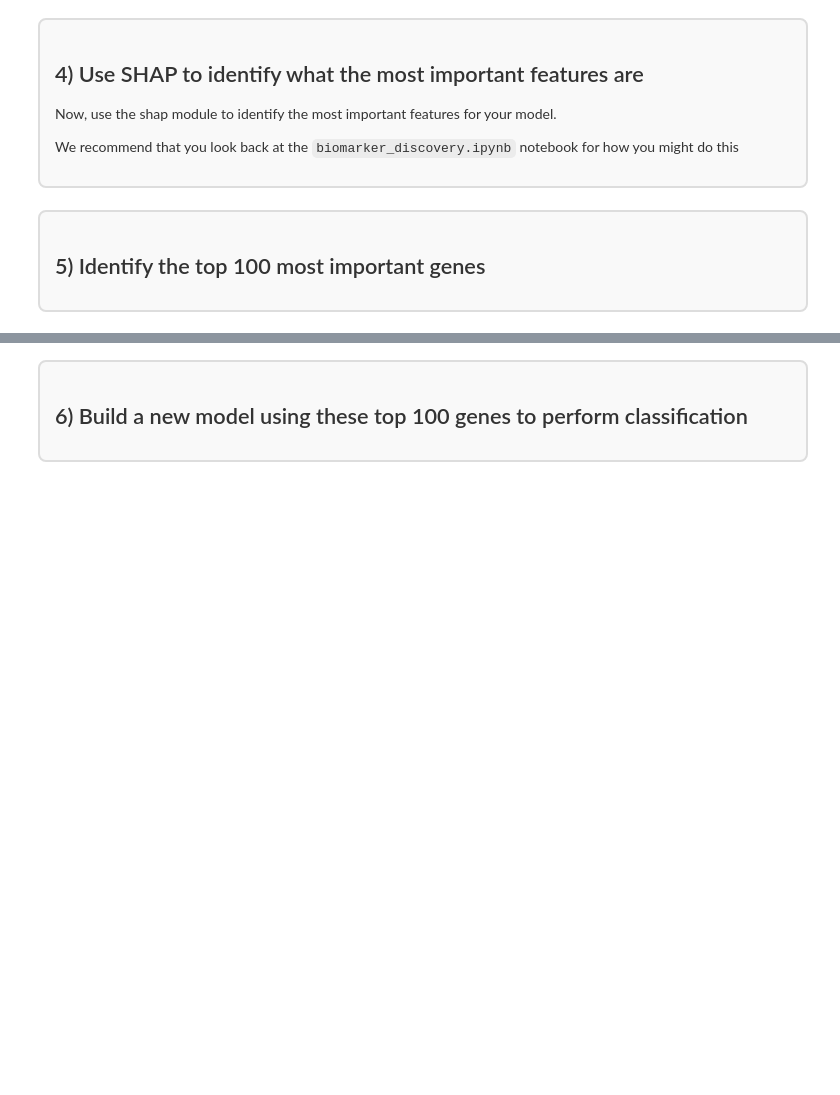
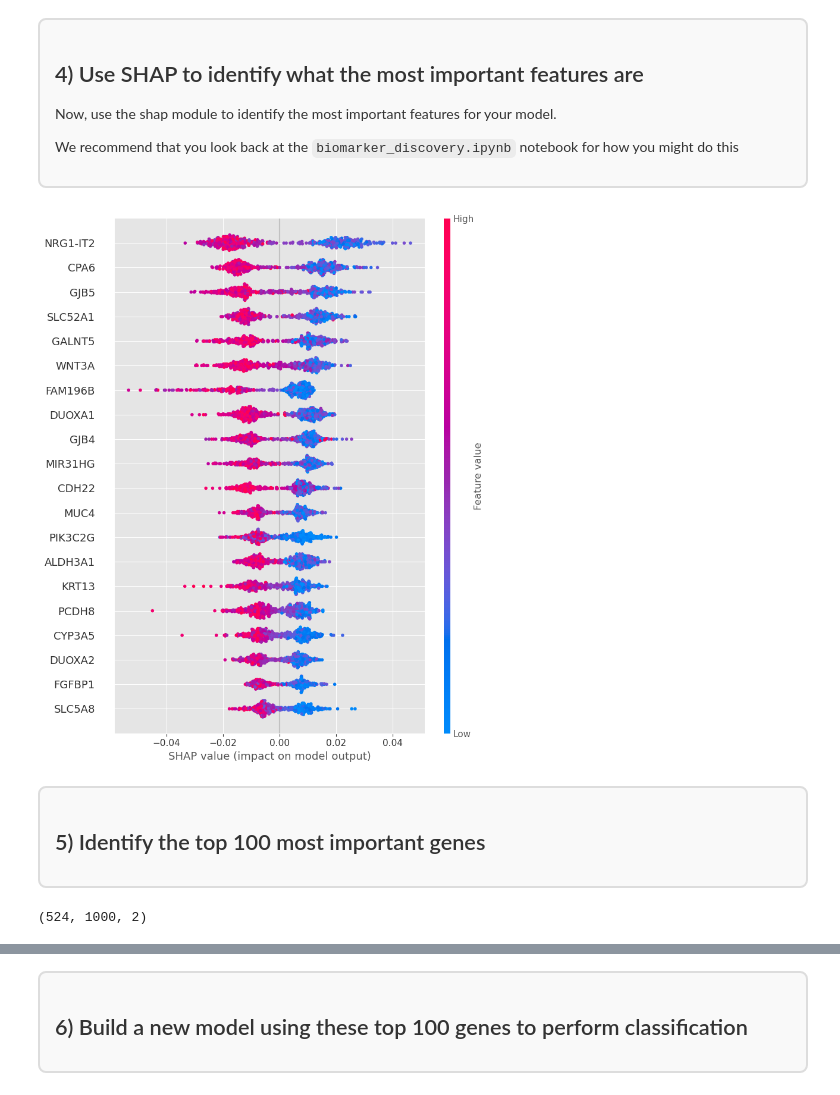
Before and after one commit to griffinfarrow/OXCEP-Precision-Dentistry, a Jupyter notebook: course_content/medicine/session_4/homework_2.ipynb, the cells around one changed output, grey strips where cells are left out. Saved outputs shown, nothing was run; the diff lists cells and outputs as text; code cells hidden in the pictures; blank space fills up the shorter version.

```diff
--- a/course_content/medicine/session_4/homework_2.ipynb
+++ b/course_content/medicine/session_4/homework_2.ipynb
@@ -106,9 +114,9 @@ TypeError: read_csv() missing 1 required positional argument: 'filepath_or_buffe
 # %%
 # make sure that X only contains gene information
-X = df.drop([], axis = 1)
+X = df.drop(columns=["SAMPLE_ID", "DESNT_Status"], axis = 1)
 
 # make sure that y contains our DESNT status
-y = df[]
+y = df["DESNT_Status"]
 # %%
 # you may want to check that X and y look as expected
 X.head()
@@ -117,7 +146,7 @@ print(y)
 # %%
 # use train_test_split to do train-test splitting
 
-X_train, X_test, y_train, y_test =
+X_train, X_test, y_train, y_test = train_test_split(X, y, test_size = 0.2, random_state = 42)
 # %% [markdown]
 <div style="border: 2px solid #ddd; background-color: #f9f9f9; padding: 15px; margin: 10px 0; border-radius: 8px; color: #333;">
 
@@ -130,8 +159,10 @@ Use as hyperparameters:
 # %%
 # build your model here
 
-model =
+rf_model = RandomForestClassifier(random_state = 42,
+                                n_estimators = 100,
+                                max_depth = 100)
 # %%
 # train your model here
 
-model.fit()
+rf_model.fit(X_train, y_train)
@@ -172,6 +220,12 @@ Now, use the shap module to identify the most important features for your model.
 We recommend that you look back at the `biomarker_discovery.ipynb` notebook for how you might do this
 # %%
 # use shap to produce shap scores for every feature
+
+explainer = shap.TreeExplainer(rf_model)
+shap_values = explainer.shap_values(X_train)
+shap.summary_plot(shap_values[:,:,1], X_train)
+# %% [output]
+[figure, added]
 # %% [markdown]
 <div style="border: 2px solid #ddd; background-color: #f9f9f9; padding: 15px; margin: 10px 0; border-radius: 8px; color: #333;">
 
@@ -180,0 +233,4 @@ We recommend that you look back at the `biomarker_discovery.ipynb` notebook for
+# %%
+shap_values.shape
+# %% [output]
+(524, 1000, 2)
```
Also changed, not shown: parts of 22 cells of this notebook, 13 other files.
